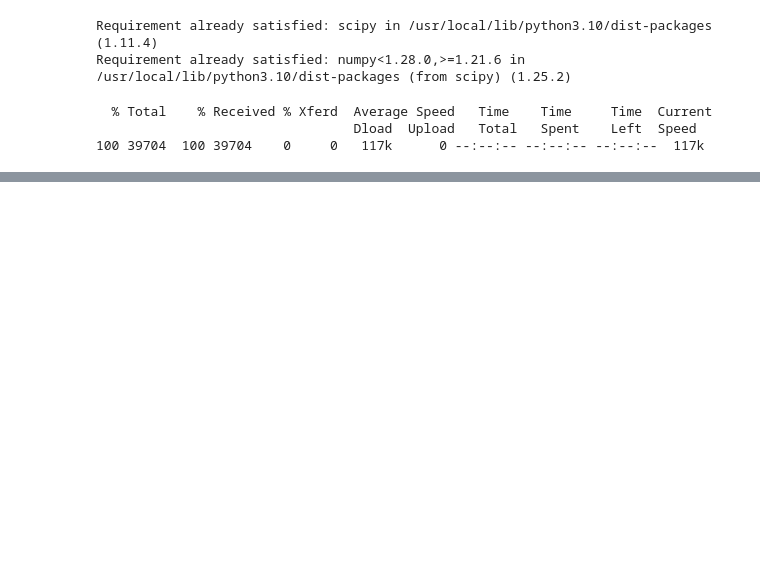
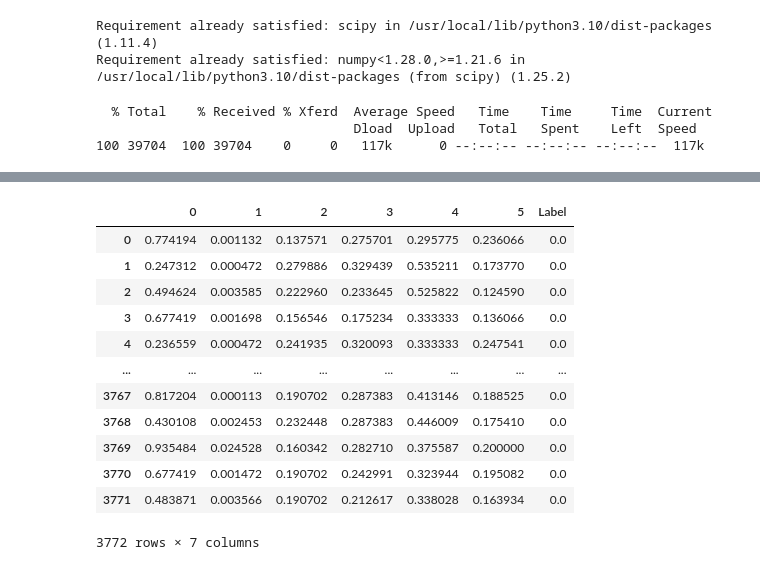
Before and after one commit to manning-lp/MarkusDegen-using-scikit-learn-lp, a Jupyter notebook: Thyroid.ipynb, the cells around one changed output, grey strips where cells are left out. Cells and saved outputs as stored; diff of their text form; code cells hidden in the pictures; blank space fills up the shorter version.

```diff
--- a/Thyroid.ipynb
+++ b/Thyroid.ipynb
@@ -35,0 +19,4 @@ scipy.io.loadmat('thyroid.mat')
+# %%
+X = pd.DataFrame(mat['X'])
+# %%
+y = pd.DataFrame(mat['y'])
@@ -35,0 +74,20 @@ scipy.io.loadmat('thyroid.mat')
+# %%
+y.columns=["Label"]
+# %%
+df = pd.concat([X,y], axis=1)
+# %%
+df
+# %% [output]
+|  | 0 | 1 | 2 | 3 | 4 | 5 | Label |
+| 0 | 0.774194 | 0.001132 | 0.137571 | 0.275701 | 0.295775 | 0.236066 | 0.0 |
+| 1 | 0.247312 | 0.000472 | 0.279886 | 0.329439 | 0.535211 | 0.173770 | 0.0 |
+| 2 | 0.494624 | 0.003585 | 0.222960 | 0.233645 | 0.525822 | 0.124590 | 0.0 |
+| 3 | 0.677419 | 0.001698 | 0.156546 | 0.175234 | 0.333333 | 0.136066 | 0.0 |
+| 4 | 0.236559 | 0.000472 | 0.241935 | 0.320093 | 0.333333 | 0.247541 | 0.0 |
+| ... | ... | ... | ... | ... | ... | ... | ... |
+| 3767 | 0.817204 | 0.000113 | 0.190702 | 0.287383 | 0.413146 | 0.188525 | 0.0 |
+| 3768 | 0.430108 | 0.002453 | 0.232448 | 0.287383 | 0.446009 | 0.175410 | 0.0 |
+| 3769 | 0.935484 | 0.024528 | 0.160342 | 0.282710 | 0.375587 | 0.200000 | 0.0 |
+| 3770 | 0.677419 | 0.001472 | 0.190702 | 0.242991 | 0.323944 | 0.195082 | 0.0 |
+| 3771 | 0.483871 | 0.003566 | 0.190702 | 0.212617 | 0.338028 | 0.163934 | 0.0 |
+3772 rows × 7 columns
```
Also changed, not shown: parts of 7 cells of this notebook.
